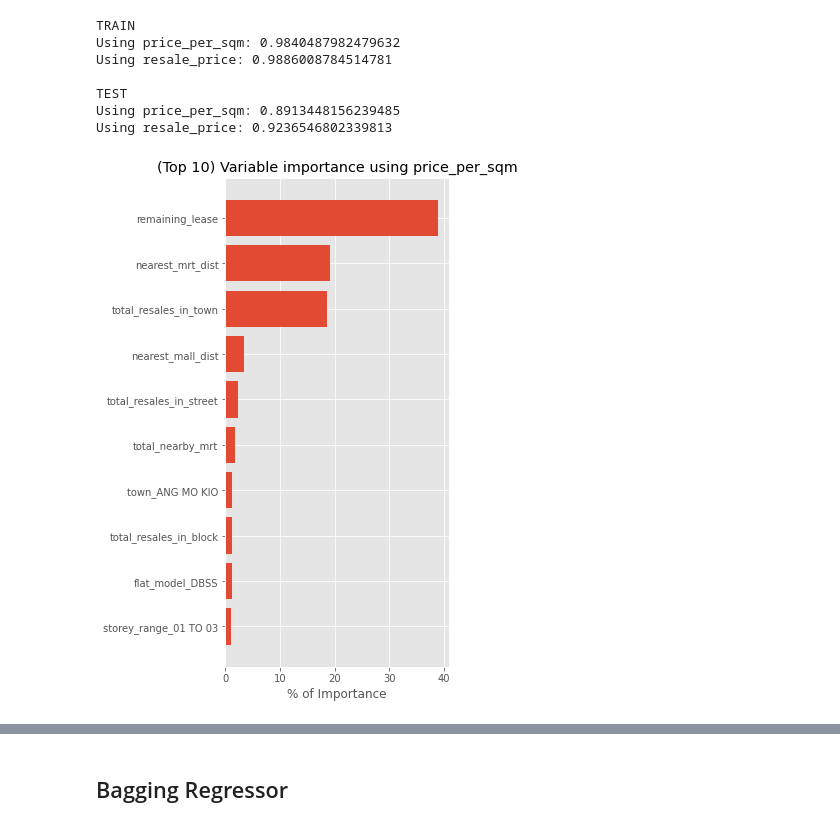
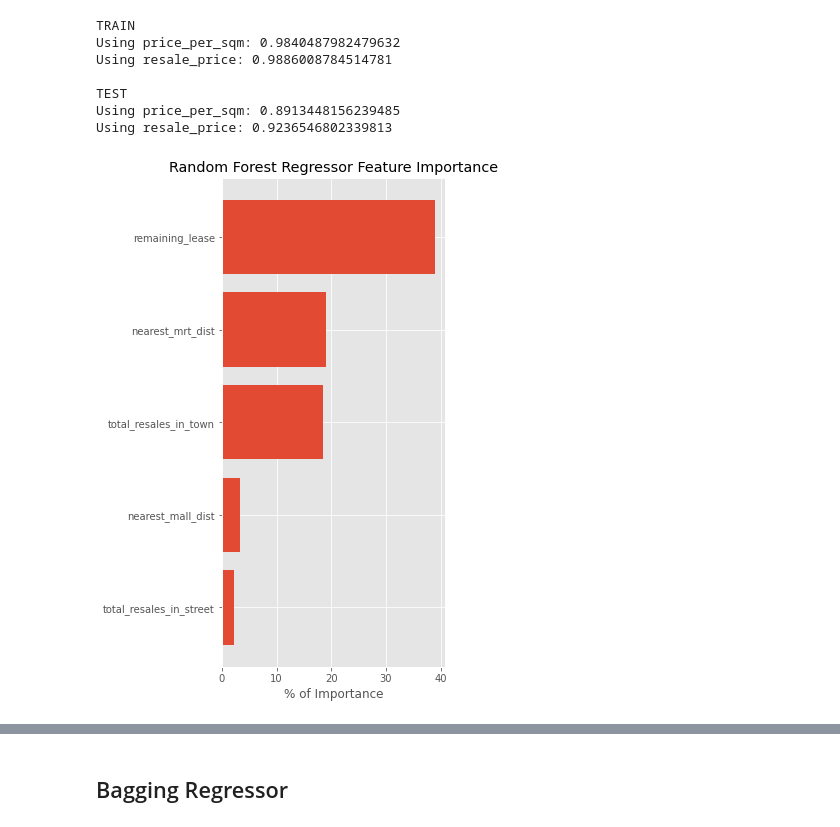
Before and after one commit to cliftonfelix/Predicting-HDB-Resale-Prices, a Jupyter notebook: Russell's Notebook.ipynb, the cells around one changed output, grey strips where cells are left out. Saved outputs shown, nothing was run; the diff lists cells and outputs as text; code cells hidden in the pictures.

Commit message:
Update feature importances to top 5

```diff
--- a/Russell's Notebook.ipynb
+++ b/Russell's Notebook.ipynb
@@ -160,10 +160,10 @@ Using resale_price: 0.9236546802339813
 # %%
 plt.figure(figsize=(4, 9))
 importances = np.mean(np.array([dt.feature_importances_ for dt in m1.best_estimator_.estimators_]), axis=0)
-sorted_idx = np.argsort(importances)[-10:]
+sorted_idx = np.argsort(importances)[-5:]
 plt.barh(test_x.columns[sorted_idx], 100*importances[sorted_idx])
 plt.xlabel('% of Importance')
-plt.title('(Top 10) Variable importance using price_per_sqm')
+plt.title('Random Forest Regressor Feature Importance')
 plt.show()
 # %% [output]
-[figure, old version]
+[figure, new version]
```
Also changed, not shown: parts of 1 cell of this notebook.
